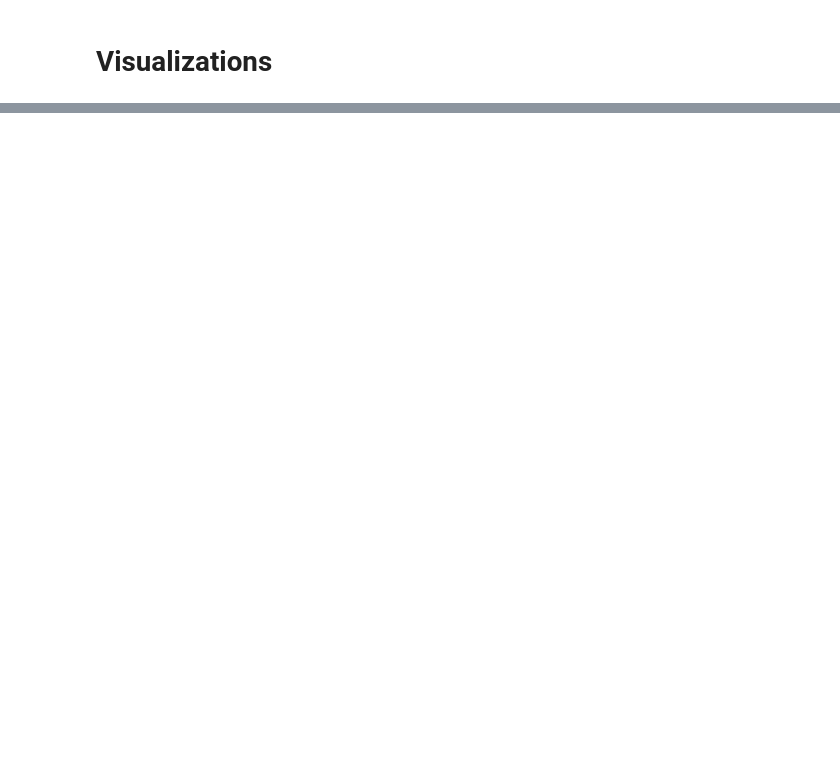
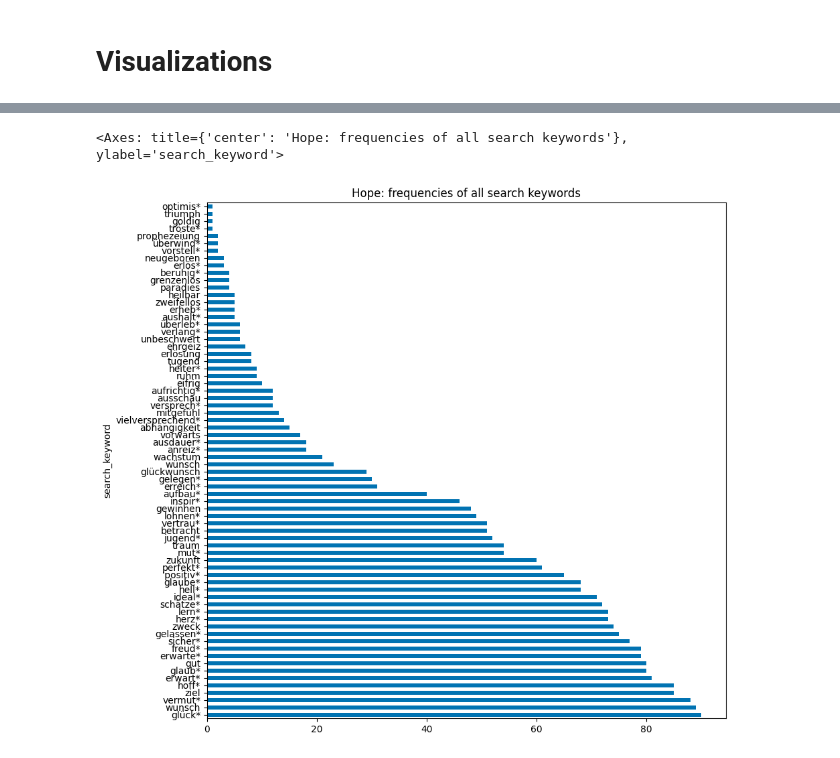
Before and after one commit to viviane-walker-uzh/SA_emotions, a Jupyter notebook: sentiment_analysis.ipynb, the cells around one changed output, grey strips where cells are left out. Drawn from its saved outputs; the diff is of its cells as text; code cells hidden in the pictures; blank space fills up the shorter version.

```diff
--- a/sentiment_analysis.ipynb
+++ b/sentiment_analysis.ipynb
@@ -190,0 +300,6 @@ awe_df["class_overall"].value_counts().plot(kind='bar')
+# %%
+plt.figure(figsize=(10, 10))
+hope_df["search_keyword"].value_counts().plot(kind="barh", color=palette_here[0], title="Hope: frequencies of all search keywords")
+# %% [output]
+<Axes: title={'center': 'Hope: frequencies of all search keywords'}, ylabel='search_keyword'>
+[figure, added]
```
Also changed, not shown: parts of 33 cells of this notebook, 18 other files.
